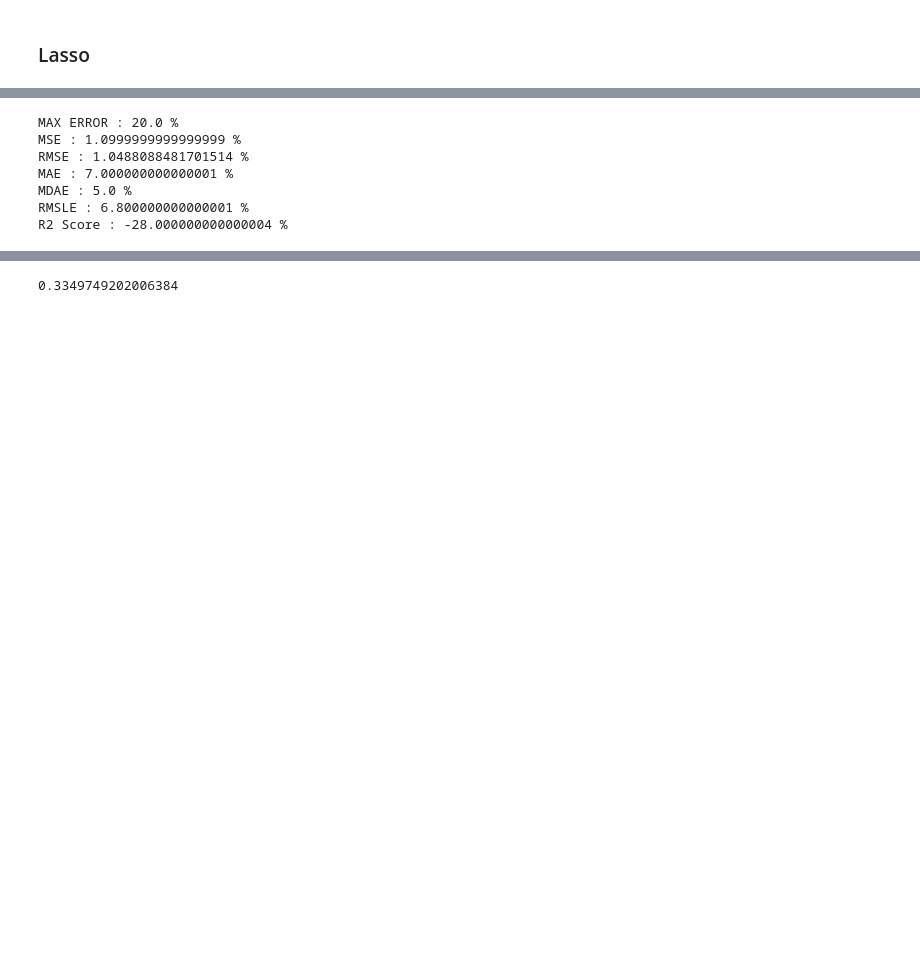
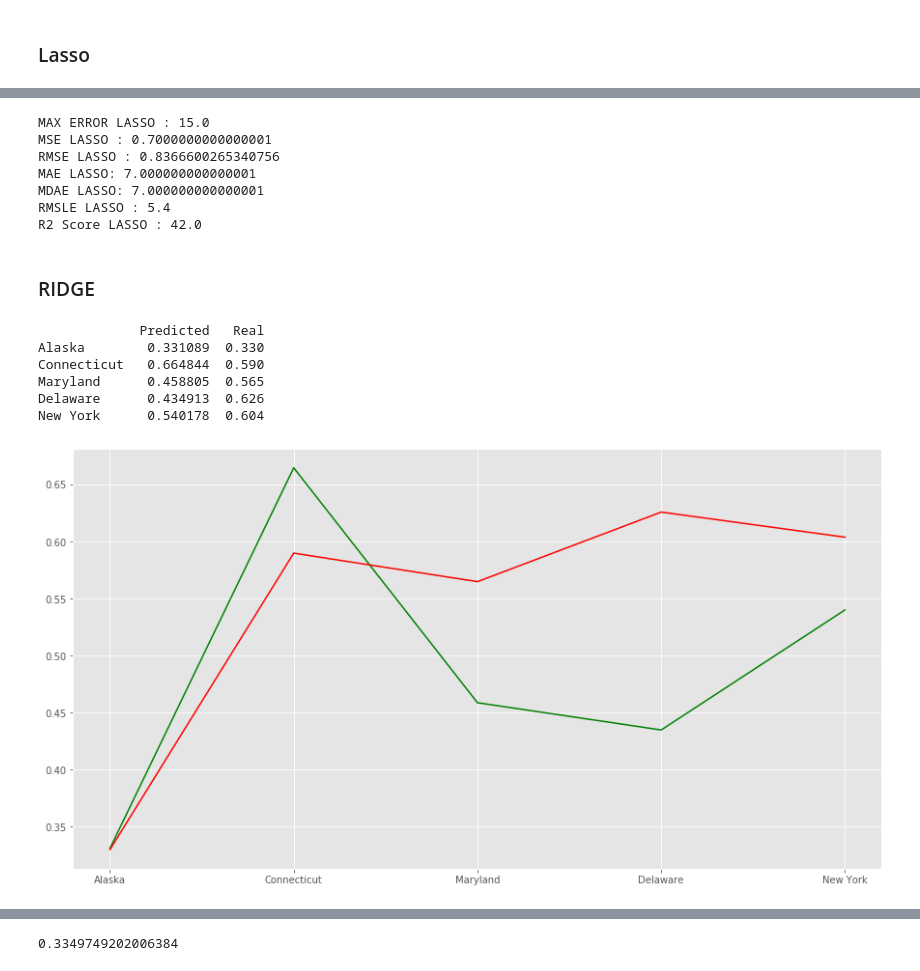
Before and after one commit to AdamMuhammad01/FinalProject_RepublicanAnalysisPredict, a Jupyter notebook: model.ipynb, the cells around one changed output, grey strips where cells are left out. Drawn from its saved outputs; the diff is of its cells as text; code cells hidden in the pictures; blank space fills up the shorter version.

```diff
--- a/model.ipynb
+++ b/model.ipynb
@@ -57,7 +56,7 @@ votesByState = [[candidate, state, party] for candidate in Rep.candidate.unique(
 for i in votesByState:
     i.append(Rep[(Rep.candidate == i[0]) & (Rep.state == i[1])].votes.sum())
     i.append(i[3]*1.0/Rep[Rep.state == i[1]].votes.sum())
-vbs = pd.DataFrame(votesByState, columns = ['candidate', 'state', 'party', 'votes','partyFrac'])
+vbsRep = pd.DataFrame(votesByState, columns = ['candidate', 'state', 'party', 'votes','partyFrac'])
 # %%
 # allData = pd.merge(vbs, demo, how="inner", left_on = 'state',right_on = 'area_name')
 # # allData.corr()['partyFrac']
@@ -297,18 +341,65 @@ from sklearn.metrics import median_absolute_error as mdae
 from sklearn.metrics import mean_squared_log_error as msle
 from sklearn.metrics import r2_score
 
-print(f'MAX ERROR : {round(max_error(pred2,real2),2)*100} %')
-print(f'MSE : {(round(mse(pred2,real2),3))*100} %')
-print(f'RMSE : {np.sqrt(round(mse(pred2,real2),3)*100)} %')
-print(f'MAE : {round(mae(pred2,real2),2)*100} %')
-print(f'MDAE : {round(mdae(pred2,real2),2)*100} %')
-print(f'RMSLE : {round(np.sqrt(msle(pred2,real2)),3)*100} %')
-print(f'R2 Score : {round(r2_score(pred2,real2),2)*100} %')
+print(f'MAX ERROR LASSO : {round(max_error(pred2,real2),2)*100} ')
+print(f'MSE LASSO : {(round(mse(pred2,real2),3))*100} ')
+print(f'RMSE LASSO : {np.sqrt(round(mse(pred2,real2),3)*100)} ')
+print(f'MAE LASSO: {round(mae(pred2,real2),2)*100} ')
+print(f'MDAE LASSO: {round(mdae(pred2,real2),2)*100} ')
+print(f'RMSLE LASSO : {round(np.sqrt(msle(pred2,real2)),3)*100} ')
+print(f'R2 Score LASSO : {round(r2_score(pred2,real2),2)*100} ')
 # %% [output]
-MAX ERROR : 20.0 %
-MSE : 1.0999999999999999 %
-RMSE : 1.0488088481701514 %
-MAE : 7.000000000000001 %
-MDAE : 5.0 %
-RMSLE : 6.800000000000001 %
-R2 Score : -28.000000000000004 %
+MAX ERROR LASSO : 15.0
+MSE LASSO : 0.7000000000000001
+RMSE LASSO : 0.8366600265340756
+MAE LASSO: 7.000000000000001
+MDAE LASSO: 7.000000000000001
+RMSLE LASSO : 5.4
+R2 Score LASSO : 42.0
+# %% [markdown]
+### RIDGE
+# %%
+X_test3=demo1[feature_cols]
+y_pred3=RID.predict(X_test3)
+xx3=np.array(y_pred3);
+
+X_test3=demo2[feature_cols]
+y_pred3=RID.predict(X_test3)
+xx3=np.append(xx3, y_pred3[0]);
+
+X_test3=demo3[feature_cols]
+y_pred3=RID.predict(X_test3)
+xx3=np.append(xx3, y_pred3[0]);
+
+X_test3=demo4[feature_cols]
+y_pred3=RID.predict(X_test3)
+xx3=np.append(xx3, y_pred3[0]);
+
+X_test3=demo5[feature_cols]
+y_pred3=RID.predict(X_test3)
+xx3=np.append(xx3, y_pred3[0]);
+# %%
+pred3 =pd.Series(xx3, index=['Alaska','Connecticut','Maryland','Delaware','New York'])
+x2 = np.array([.33,.59,.565,.626,.604])
+real3 = pd.Series(x1, index=['Alaska','Connecticut','Maryland','Delaware','New York'])
+# %%
+g = {'Predicted' : pred3,'Real' : real3}
+final3=pd.DataFrame(g)
+print(final3)
+# print("Error=",end='')
+# print(error3)
+# print("MaxError=",end='')
+# print(error4)
+plt.style.use('ggplot')
+plt.figure(figsize=(15,8))
+plt.plot(pred3,'g')  # Pred
+plt.plot(real3,'r') # Real
+plt.show()
+# %% [output]
+             Predicted   Real
+Alaska        0.331089  0.330
+Connecticut   0.664844  0.590
+Maryland      0.458805  0.565
+Delaware      0.434913  0.626
+New York      0.540178  0.604
+[figure, added]
```
Also changed, not shown: parts of 32 cells of this notebook.
